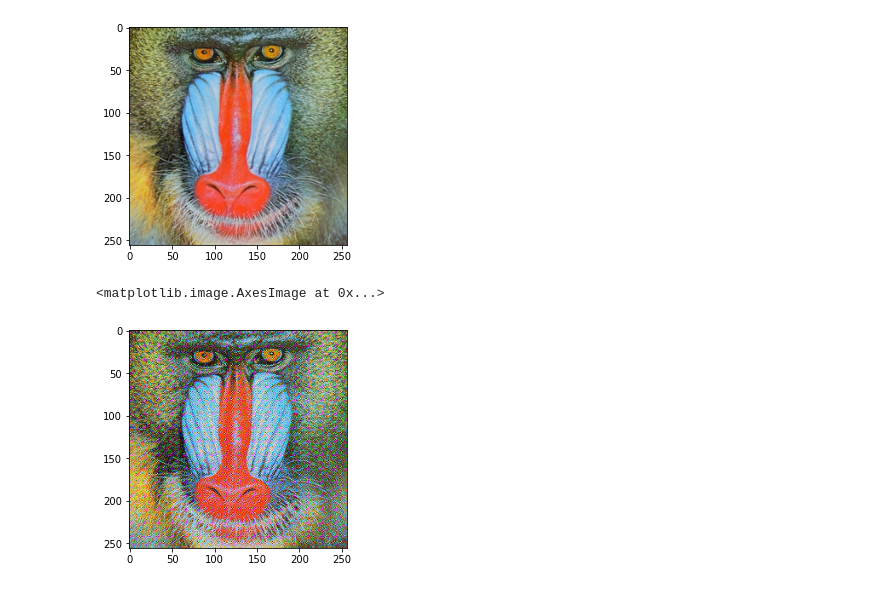
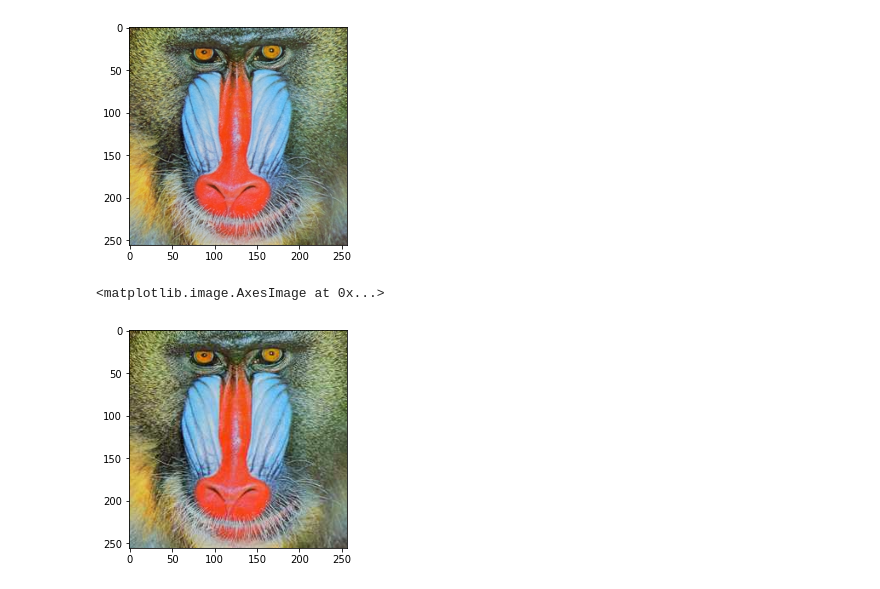
Before and after one commit to ryuz/training, a Jupyter notebook: jpeg_codec/test.ipynb, the cells around one changed output. Cells and saved outputs as stored; diff of their text form; code cells hidden in the pictures.

```diff
--- a/jpeg_codec/test.ipynb
+++ b/jpeg_codec/test.ipynb
@@ -167,16 +169,16 @@ plt.imshow(img_cb, 'gray')
 [figure]
 # %%
 # dct
-dct_y = calc_dct(img_y.astype(np.float32) - 128)
-dct_cr = calc_dct(img_cr.astype(np.float32) - 128)
-dct_cb = calc_dct(img_cb.astype(np.float32) - 128)
+dct_y = calc_llm_dct(img_y.astype(np.float32) - 128)
+dct_cr = calc_llm_dct(img_cr.astype(np.float32) - 128)
+dct_cb = calc_llm_dct(img_cb.astype(np.float32) - 128)
 
 # test
 if True:
     # 戻るかチェック
-    tmp_y = np.clip(calc_idct(dct_y) + 128, 0, 255).astype(np.uint8)
-    tmp_cr = np.clip(calc_idct(dct_cr) + 128, 0, 255).astype(np.uint8)
-    tmp_cb = np.clip(calc_idct(dct_cb) + 128, 0, 255).astype(np.uint8)
+    tmp_y = np.clip(calc_llm_idct(dct_y) + 128, 0, 255).astype(np.uint8)
+    tmp_cr = np.clip(calc_llm_idct(dct_cr) + 128, 0, 255).astype(np.uint8)
+    tmp_cb = np.clip(calc_llm_idct(dct_cb) + 128, 0, 255).astype(np.uint8)
     tmp_cr = cv2.resize(tmp_cr, (w, h))
     tmp_cb = cv2.resize(tmp_cb, (w, h))
     tmp_ycrcb = cv2.merge([tmp_y, tmp_cr, tmp_cb])
@@ -188,11 +190,11 @@ if True:
 # 量子化してみる
 for yi in range(0, h, 8):
     for xi in range(0, w, 8):
-        dct_y[yi:yi+8, xi:xi+8] //= TBL_L_Q
+        dct_y[yi:yi+8, xi:xi+8] = np.round(dct_y[yi:yi+8, xi:xi+8] / TBL_L_Q).astype(np.int32)
 for yi in range(0, h//2, 8):
     for xi in range(0, w//2, 8):
-        dct_cr[yi:yi+8, xi:xi+8] //= TBL_C_Q
-        dct_cb[yi:yi+8, xi:xi+8] //= TBL_C_Q
+        dct_cr[yi:yi+8, xi:xi+8] = np.round(dct_cr[yi:yi+8, xi:xi+8] / TBL_C_Q).astype(np.int32)
+        dct_cb[yi:yi+8, xi:xi+8] = np.round(dct_cb[yi:yi+8, xi:xi+8] / TBL_C_Q).astype(np.int32)
 # %%
 # 逆量子化してみる
 for yi in range(0, h, 8):
@@ -204,18 +206,18 @@ for yi in range(0, h//2, 8):
         dct_cb[yi:yi+8, xi:xi+8] *= TBL_C_Q
 # %%
 # 逆DCT
-idct_y = np.clip(calc_idct(dct_y) + 128, 0, 255).astype(np.uint8)
-idct_cr = np.clip(calc_idct(dct_cr) + 128, 0, 255).astype(np.uint8)
-idct_cb = np.clip(calc_idct(dct_cb) + 128, 0, 255).astype(np.uint8)
+idct_y = np.clip(calc_llm_idct(dct_y) + 128, 0, 255).astype(np.uint8)
+idct_cr = np.clip(calc_llm_idct(dct_cr) + 128, 0, 255).astype(np.uint8)
+idct_cb = np.clip(calc_llm_idct(dct_cb) + 128, 0, 255).astype(np.uint8)
 
 # 色相をリサイズ
 idct_cr = cv2.resize(idct_cr, (w, h))
 idct_cb = cv2.resize(idct_cb, (w, h))
 
 # 表示
 idct_ycrcb = cv2.merge([idct_y, idct_cr, idct_cb])
 idct_rgb = cv2.cvtColor(idct_ycrcb, cv2.COLOR_YCrCb2BGR)
 plt.imshow(idct_rgb[:,:,::-1])
 # %% [output]
 <matplotlib.image.AxesImage at 0x...>
-[figure, old version]
+[figure, new version]
```
Also changed, not shown: parts of 1 cell of this notebook.
